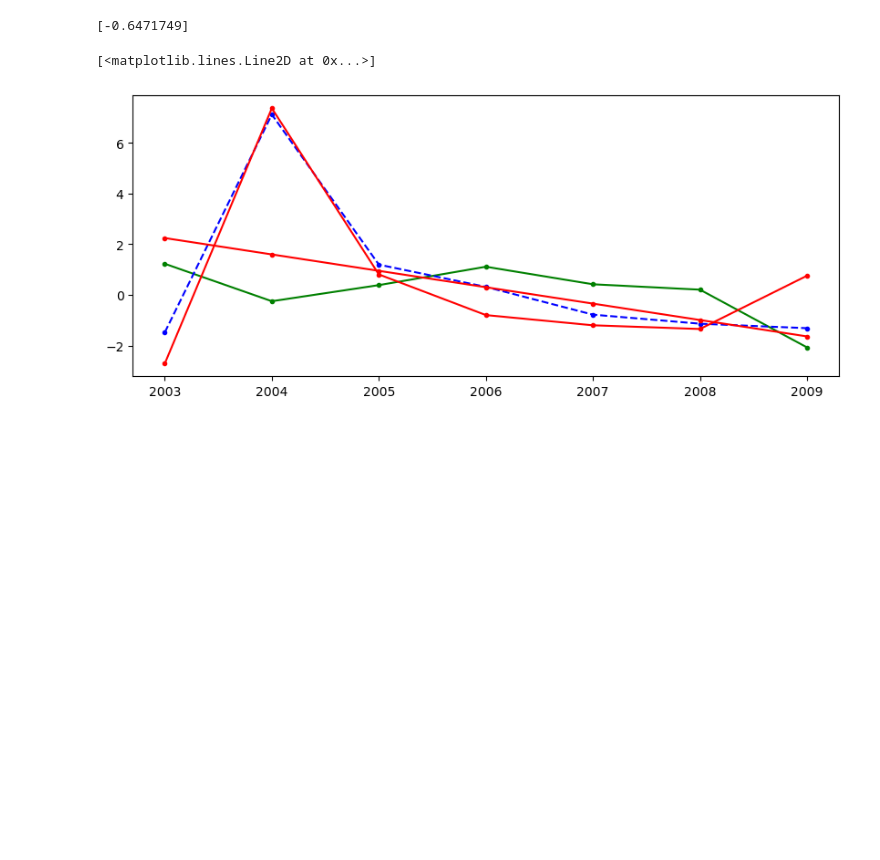
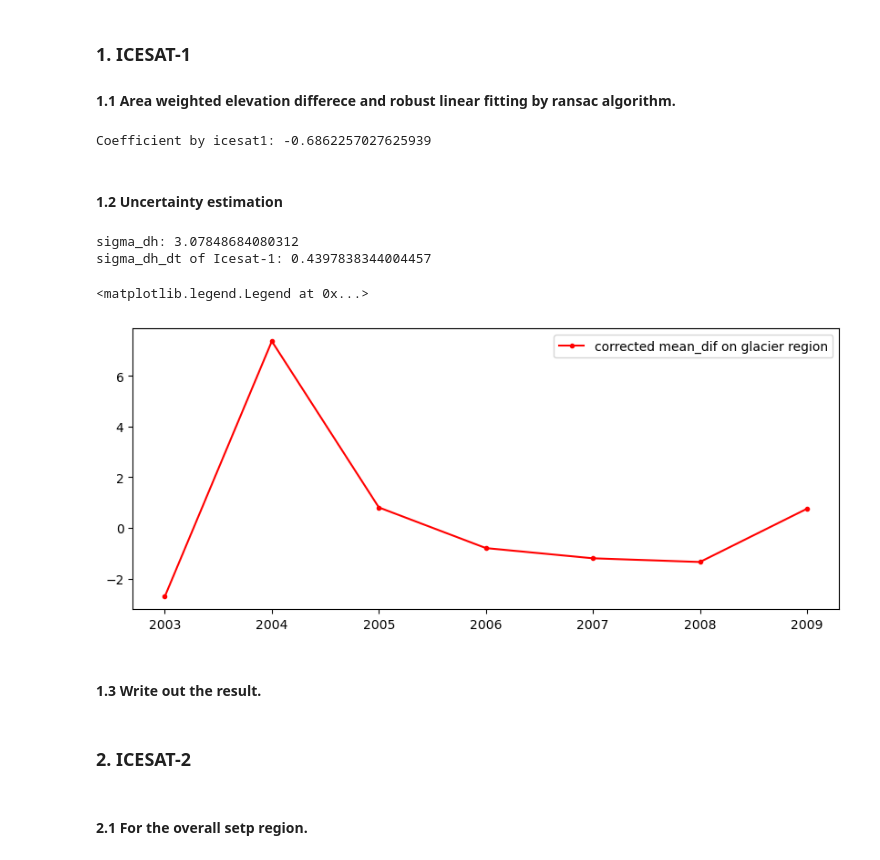
Before and after one commit to xinluo2018/Glacier-in-SETP, a Jupyter notebook: notebooks/stat_analysis_altimeter.ipynb, the cells around one changed output. Drawn from its saved outputs; the diff is of its cells as text; code cells hidden in the pictures; blank space fills up the shorter version.

```diff
--- a/notebooks/stat_analysis_altimeter.ipynb
+++ b/notebooks/stat_analysis_altimeter.ipynb
@@ -20,44 +33,38 @@ array(['2003', '2004', '2005', '2006', '2007', '2008', '2009'],
-# %%
-def stat_bins_weighting(mean_bins, std_bins, glacier_area_bins):
-    """
-    des: bins-based glacier area weighted elevation change calculation.
-    args:
-        mean_bins: xarray.DataArray, (bins_id, years), mean elevation change for each bin.
-        std_bins: xarray.DataArray, (bins_id, years), standard deviation of elevation change for each bin.
-        glacier_area_bins: xarray.DataArray, (bins_id), glacier area for each bin.
-        years_data: list, contain the years of the data, e.g., [2001, 2002, 2003, ...]
-        return:
-        mean_tilesWeighted: xr.dataarray, glacier-area weighted mean elevation change for overall setp.
-        std_tilesWeighted:  xr.dataarray, glacier-area weighted standard deviation of elevation change for overall setp.
-    """
-    ### glacier area (bin-based) weighted mean elevation change for setp.
-    years = mean_bins.time.values
-    bins_id = mean_bins.bins_id.values
-    glacier_area_bins_2d = glacier_area_bins.expand_dims(dim={'times': years}, axis=1)  ## (bins_id, years)
-    glacier_area_bins_2d = ~np.isnan(mean_bins)*glacier_area_bins_2d.values  ## (bins_id, years), mask the nan values before area weighting
-    glacier_area_1d = glacier_area_bins_2d.sum(dim=('bins_id'))   ### (years,)
-    glacier_area_2d = glacier_area_1d.expand_dims(dim={'bins_id': bins_id}, axis=0)   ### (bins_id, years)
-    glacier_area_binsWeight_2d = glacier_area_bins_2d/glacier_area_2d   ### (bins_id, years)
-    mean_binsWeighted = mean_bins*glacier_area_binsWeight_2d    ## (bins_id, years)
-    mean_binsWeighted = mean_binsWeighted.sum(dim=('bins_id'))     ## (years,)
-    std_binsWeighted = std_bins*glacier_area_binsWeight_2d    ## (bins_id, years)
-    std_binsWeighted = std_binsWeighted.sum(dim=('bins_id'))     ## (years,)
-    return mean_binsWeighted, std_binsWeighted
-# %%
-mean_binsWeighted, std_binsWeighted = stat_bins_weighting(mean_bins=stat_isat1_xr['mean_glacier_bins'], \
-                                std_bins=stat_isat1_xr['std_glacier_bins'], glacier_area_bins=stat_isat1_xr['area_glacier_bins'])
-
-y_filtered_setp_glacier, y_fitting_setp_glacier, ransac_coef_setp_glacier = ransac_fitting(x=np.arange(len(years)), y=mean_binsWeighted.values, thre_mask=50)
-print(ransac_coef_setp_glacier)
-# %% [output]
-[-0.6471749]
+# %% [markdown]
+### 1. ICESAT-1
+#### 1.1 Area weighted elevation differece and robust linear fitting by ransac algorithm.
+# %%
+mean_binsWeighted_isat1, std_binsWeighted_isat1 = stat_bins_weighting(mean_bins=stat_isat1_xr['mean_glacier_bins'], \
+                                    std_bins=stat_isat1_xr['std_glacier_bins'], glacier_area_bins=stat_isat1_xr['area_glacier_bins'])
+mean_setp_glacier_isat1_cor = mean_binsWeighted_isat1.values - stat_isat1_xr['mean_stable_bins'].values   ### elevation change correction.
+y_setp_glacier_isat1_filtered, y_setp_glacier_isat1_fitting, ransac_coef_setp_glacier_isat1 = ransac_fitting(x=np.arange(len(years_isat1)), y=mean_setp_glacier_isat1_cor, thre_mask=50)
+
+### standard deviation of elevation change.
+std_setp_glacier_isat1_cor = np.sqrt(np.square(std_binsWeighted_isat1.values) + np.square(stat_isat1_xr['std_stable_bins'].values))
+print('Coefficient by icesat1:',ransac_coef_setp_glacier_isat1[0])
+# %% [output]
+Coefficient by icesat1: -0.6862257027625939
+# %% [markdown]
+#### 1.2 Uncertainty estimation
+# %%
+#### 1. Time interval: 2000-2021
+epsilon = mean_setp_glacier_isat1_cor - y_setp_glacier_isat1_fitting
+sigma_dh = np.std(epsilon)
+sigma_dh_dt_isat1 = sigma_dh/len(years_isat1)
+print('sigma_dh:', sigma_dh)
+print('sigma_dh_dt of Icesat-1:', sigma_dh_dt_isat1)
+# %% [output]
+sigma_dh: 3.07848684080312
+sigma_dh_dt of Icesat-1: 0.4397838344004457
 # %%
-years = ['2003', '2004', '2005', '2006', '2007', '2008', '2009']
 plt.figure(figsize=(10,4))
-plt.plot(years, stat_isat1_xr['mean_stable_bins'].values, '.-g', label='mean_dif on stable region')
-plt.plot(years, mean_binsWeighted, '.--b', label='mean_dif on glacier region')
-plt.plot(years, mean_binsWeighted-stat_isat1_xr['mean_stable_bins'].values, '.-r', label='corrected mean_dif on glacier region')
-plt.plot(years, y_fitting_setp_glacier, '.-r', label='corrected mean_dif fitting on glacier region')
+# plt.plot(years, stat_isat1_xr['mean_stable_bins'].values, '.-g', label='mean_dif on stable region')
+# plt.plot(years, mean_binsWeighted_isat1, '.--b', label='mean_dif on glacier region')
+plt.plot(years_isat1, mean_setp_glacier_isat1_cor, '.-r', label='corrected mean_dif on glacier region')
+# plt.plot(years, y_fitting_setp_glacier_isat1, '.-r', label='corrected mean_dif fitting on glacier region')
+plt.legend()
 # %% [output]
-[<matplotlib.lines.Line2D at 0x...>]
+<matplotlib.legend.Legend at 0x...>
-[figure, old version]
+[figure, new version]
+# %% [markdown]
+#### 1.3 Write out the result.
@@ -63,0 +86,4 @@ plt.plot(years, y_fitting_setp_glacier, '.-r', label='corrected mean_dif fitting
+# %% [markdown]
+### 2. ICESAT-2
+# %% [markdown]
+#### 2.1 For the overall setp region.
```
Also changed, not shown: parts of 18 cells of this notebook, 20 other files.
